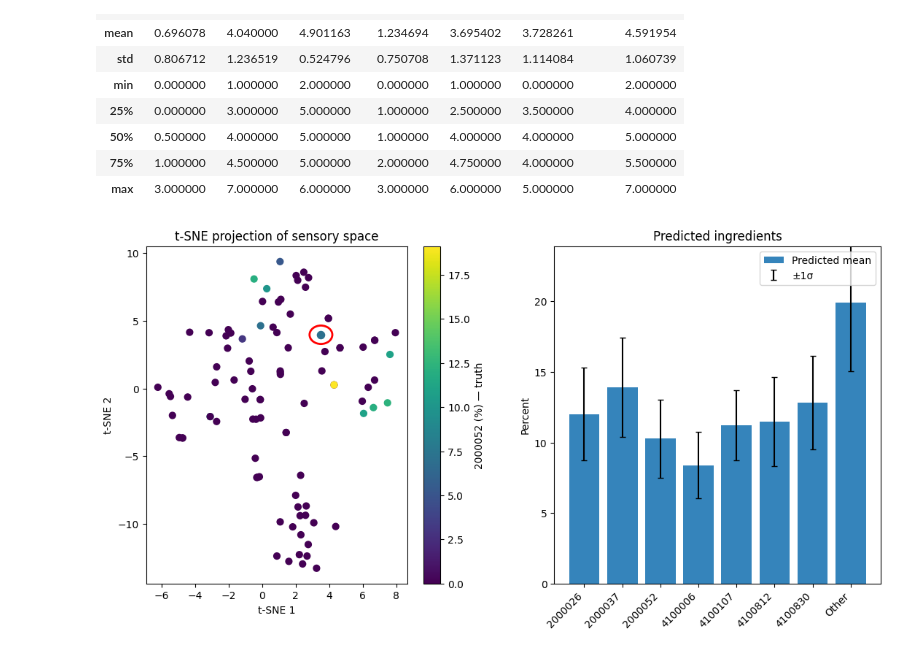
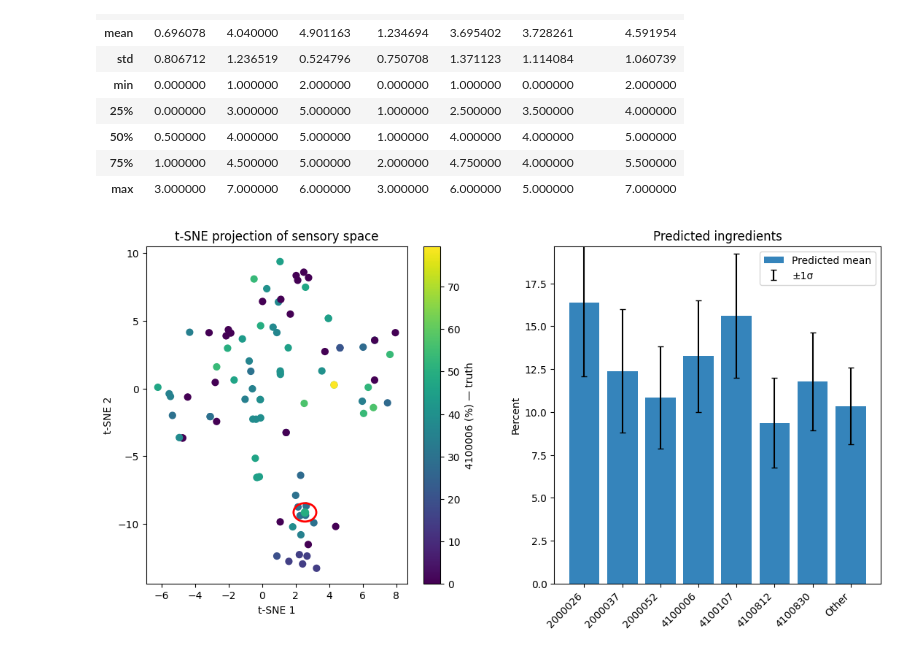
Before and after one commit to UN-GCPDS/python-gcpds.luker_multiple_annotators, a Jupyter notebook: notebooks/recipes/model.ipynb, the cells around one changed output. Drawn from its saved outputs; the diff is of its cells as text; code cells hidden in the pictures.

```diff
--- a/notebooks/recipes/model.ipynb
+++ b/notebooks/recipes/model.ipynb
@@ -948,4 +956,4 @@ Xs, proj2d, nn = build_tsne_and_ready(Xdf, artifacts, perplexity=20, random_stat
 # %%
-ing = "2000052"
+ing = "4100006"
 plot_projection(proj2d, artifacts, ingredient=ing, color_by="truth", Ydf=Ydf)
 # %% [output]
@@ -968,16 +976,16 @@ Xdf.describe()
 | max | 3.000000 | 7.000000 | 6.000000 | 3.000000 | 6.000000 | 5.000000 | 7.000000 |
 # %%
 sample_row = {
-    "acidez": 4,
+    "acidez": 7,
     "amargor": 3,
     "aroma": 2,
     "astringencia": 2,
     "dulce": 4,
     "dureza": 7,
     "velocidad_fusion": 1
 }
 # sample_row = Xdf.iloc[9].drop(artifacts["id_col"])  # or a dict of sensory vars
-plot_projection(proj2d, artifacts, ingredient="2000052", color_by="truth",
+plot_projection(proj2d, artifacts, ingredient=ing, color_by="truth",
                 Xdf=Xdf, Xs=Xs, nn=nn, sample_sens=sample_row, show_variance=True, Ydf=Ydf)
 # %% [output]
-[figure, old version]
+[figure, new version]
```
Also changed, not shown: parts of 5 cells of this notebook.
